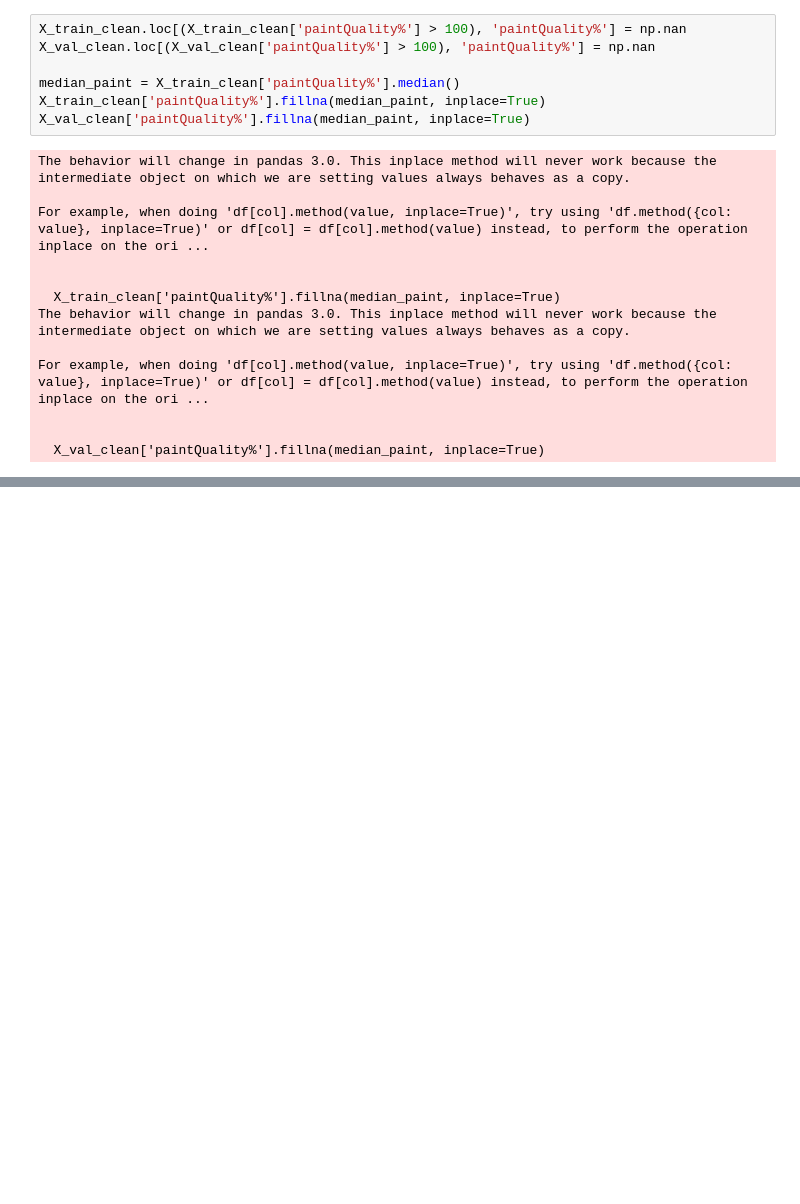
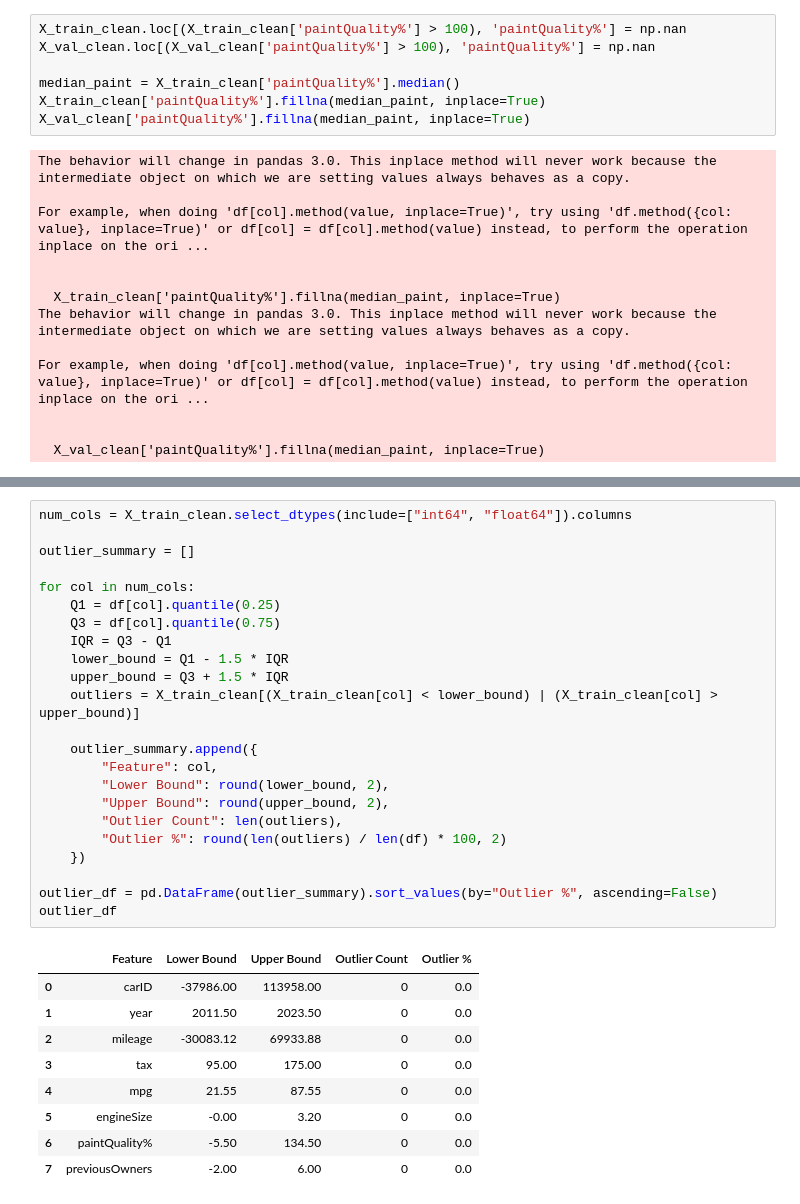
Before and after one commit to lucasdmcax/machine_learning, a Jupyter notebook: Homework_Group20.ipynb, the cells around one changed output, grey strips where cells are left out. Saved outputs shown, nothing was run; the diff lists cells and outputs as text; blank space fills up the shorter version.

Commit message:
Added some final checks for missing values and outliers in the cleaned train dataset

```diff
--- a/Homework_Group20.ipynb
+++ b/Homework_Group20.ipynb
@@ -420,0 +433,33 @@ For example, when doing 'df[col].method(value, inplace=True)', try using 'df.met
+# %%
+num_cols = X_train_clean.select_dtypes(include=["int64", "float64"]).columns
+
+outlier_summary = []
+
+for col in num_cols:
+    Q1 = df[col].quantile(0.25)
+    Q3 = df[col].quantile(0.75)
+    IQR = Q3 - Q1
+    lower_bound = Q1 - 1.5 * IQR
+    upper_bound = Q3 + 1.5 * IQR
+    outliers = X_train_clean[(X_train_clean[col] < lower_bound) | (X_train_clean[col] > upper_bound)]
+
+    outlier_summary.append({
+        "Feature": col,
+        "Lower Bound": round(lower_bound, 2),
+        "Upper Bound": round(upper_bound, 2),
+        "Outlier Count": len(outliers),
+        "Outlier %": round(len(outliers) / len(df) * 100, 2)
+    })
+
+outlier_df = pd.DataFrame(outlier_summary).sort_values(by="Outlier %", ascending=False)
+outlier_df
+# %% [output]
+|  | Feature | Lower Bound | Upper Bound | Outlier Count | Outlier % |
+| 0 | carID | -37986.00 | 113958.00 | 0 | 0.0 |
+| 1 | year | 2011.50 | 2023.50 | 0 | 0.0 |
+| 2 | mileage | -30083.12 | 69933.88 | 0 | 0.0 |
+| 3 | tax | 95.00 | 175.00 | 0 | 0.0 |
+| 4 | mpg | 21.55 | 87.55 | 0 | 0.0 |
+| 5 | engineSize | -0.00 | 3.20 | 0 | 0.0 |
+| 6 | paintQuality% | -5.50 | 134.50 | 0 | 0.0 |
+| 7 | previousOwners | -2.00 | 6.00 | 0 | 0.0 |
```
Also changed, not shown: parts of 1 cell of this notebook.
